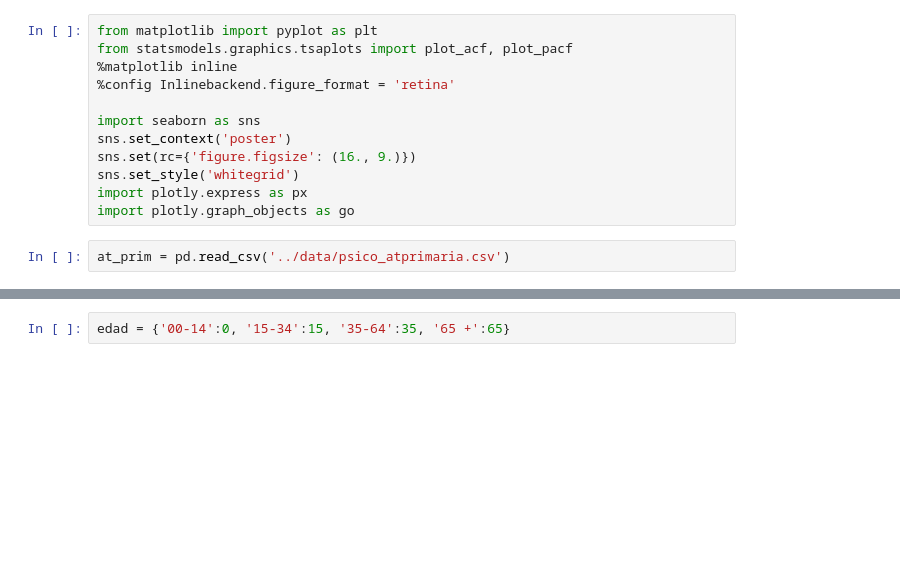
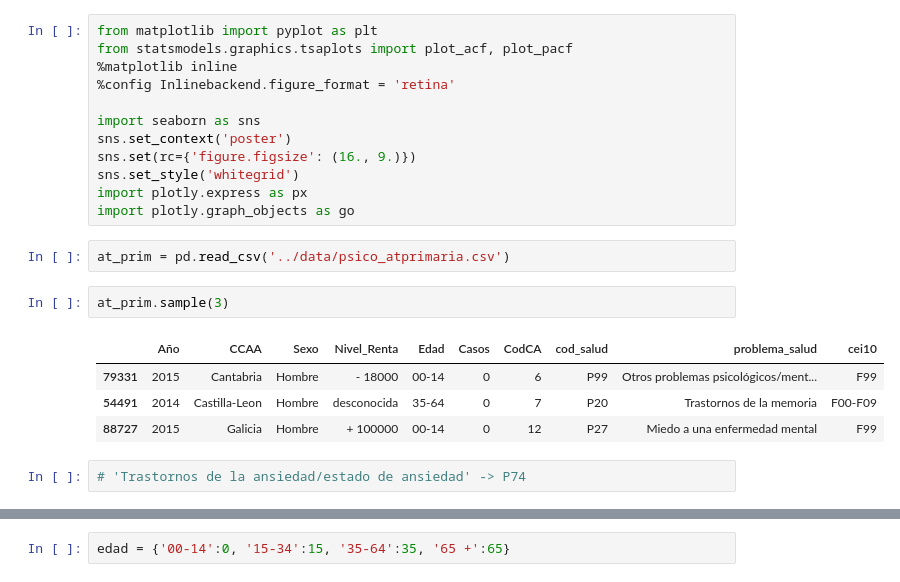
Before and after one commit to emarfer/healthy_mental_health, a Jupyter notebook: notebooks/06_visual_atprimaria.ipynb, the cells around one changed output, grey strips where cells are left out. Cells and saved outputs as stored; diff of their text form; blank space fills up the shorter version.

```diff
--- a/notebooks/06_visual_atprimaria.ipynb
+++ b/notebooks/06_visual_atprimaria.ipynb
@@ -15,6 +15,15 @@ import plotly.express as px
 import plotly.graph_objects as go
 # %%
 at_prim = pd.read_csv('../data/psico_atprimaria.csv')
+# %%
+at_prim.sample(3)
+# %% [output]
+|  | Año | CCAA | Sexo | Nivel_Renta | Edad | Casos | CodCA | cod_salud | problema_salud | cei10 |
+| 79331 | 2015 | Cantabria | Hombre | - 18000 | 00-14 | 0 | 6 | P99 | Otros problemas psicológicos/ment... | F99 |
+| 54491 | 2014 | Castilla-Leon | Hombre | desconocida | 35-64 | 0 | 7 | P20 | Trastornos de la memoria | F00-F09 |
+| 88727 | 2015 | Galicia | Hombre | + 100000 | 00-14 | 0 | 12 | P27 | Miedo a una enfermedad mental | F99 |
+# %%
+# 'Trastornos de la ansiedad/estado de ansiedad' -> P74
 # %%
 at_prim.Edad.unique()
 # %% [output]
```
Also changed, not shown: parts of 6 cells of this notebook, 17 other files.
